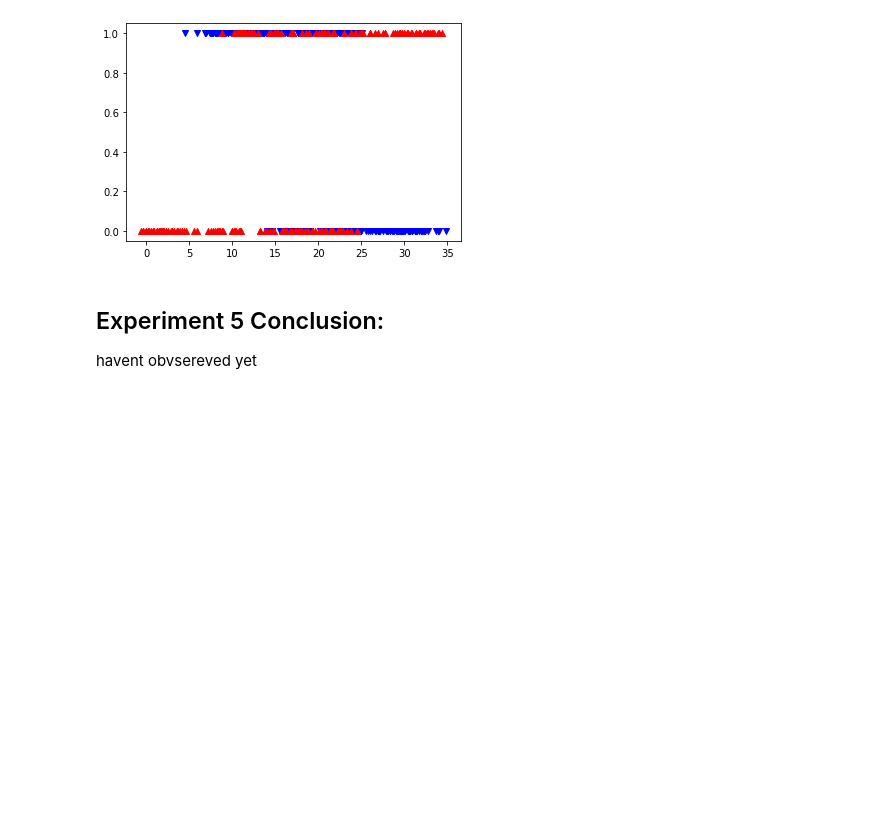
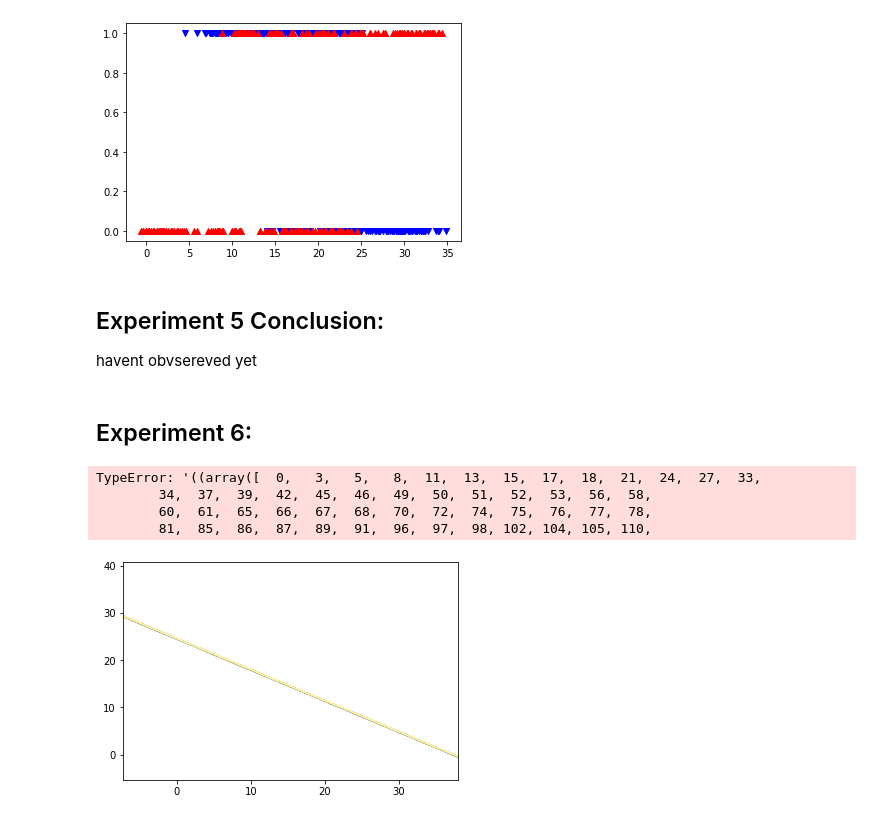
Before and after one commit to connerccook/Classifier-Decision-Boundaries-and-SVM-Kernels, a Jupyter notebook: project4.ipynb, the cells around one changed output. Drawn from its saved outputs; the diff is of its cells as text; code cells hidden in the pictures; blank space fills up the shorter version.

Commit message:
started experiment 6, but getting errors, conclusion for experiment 4 and 5 are also incomplete

```diff
--- a/project4.ipynb
+++ b/project4.ipynb
@@ -186,3 +186,40 @@ plt.show()
 # %% [markdown]
 ## Experiment 5 Conclusion:
 havent obvsereved yet
+# %% [markdown]
+## Experiment 6:
+# %%
+import numpy as np
+
+# define bounds of the domain by finding the max and min of each feature
+df1_min1, df1_max1 = df1_x['x1'].min() - 1, df1_x['x1'].max() + 1
+df1_min2, df1_max2 = df1_x['x2'].min() - 1, df1_x['x2'].max() + 1
+
+# define the x and y scale to create a uniform sample across each dimension
+df1_x1grid = np.arange(df1_min1, df1_max1, .1)
+df1_x2grid = np.arange(df1_min2, df1_max2, .1)
+
+# Now we will combine the two vectors into a grid
+df1_xx, df1_yy = np.meshgrid(df1_x1grid, df1_x2grid)
+
+# Now we will flatten out the grid to create samples to feed into the model
+df1_r1, df1_r2 = df1_xx.flatten(), df1_yy.flatten()
+df1_r1, df1_r2 = df1_r1.reshape((len(df1_r1), 1)), df1_r2.reshape((len(df1_r2),1))
+
+# Now we will stack the vectors side by side as columns
+df1_grid = np.hstack((df1_r1, df1_r2))
+# %%
+df1_grid_lr = LogisticRegression()
+df1_grid_lr.fit(df1_x, df1_y)
+df1_grid_lr_pred = df1_grid_lr.predict(df1_grid)
+df1_zz = df1_grid_lr_pred.reshape(df1_xx.shape)
+plt.contour(df1_xx, df1_yy, df1_zz, cmap='Paired')
+for val in range(2):
+    row_ix = np.where(df1_y == val)
+    plt.scatter(df1_x[row_ix, 0], df1_x[row_ix, 1], cmap='Paired')
+# %% [output]
+TypeError: '((array([  0,   3,   5,   8,  11,  13,  15,  17,  18,  21,  24,  27,  33,
+        34,  37,  39,  42,  45,  46,  49,  50,  51,  52,  53,  56,  58,
+        60,  61,  65,  66,  67,  68,  70,  72,  74,  75,  76,  77,  78,
+        81,  85,  86,  87,  89,  91,  96,  97,  98, 102, 104, 105, 110,
+[figure, added]
```
Also changed, not shown: parts of 2 cells of this notebook.
